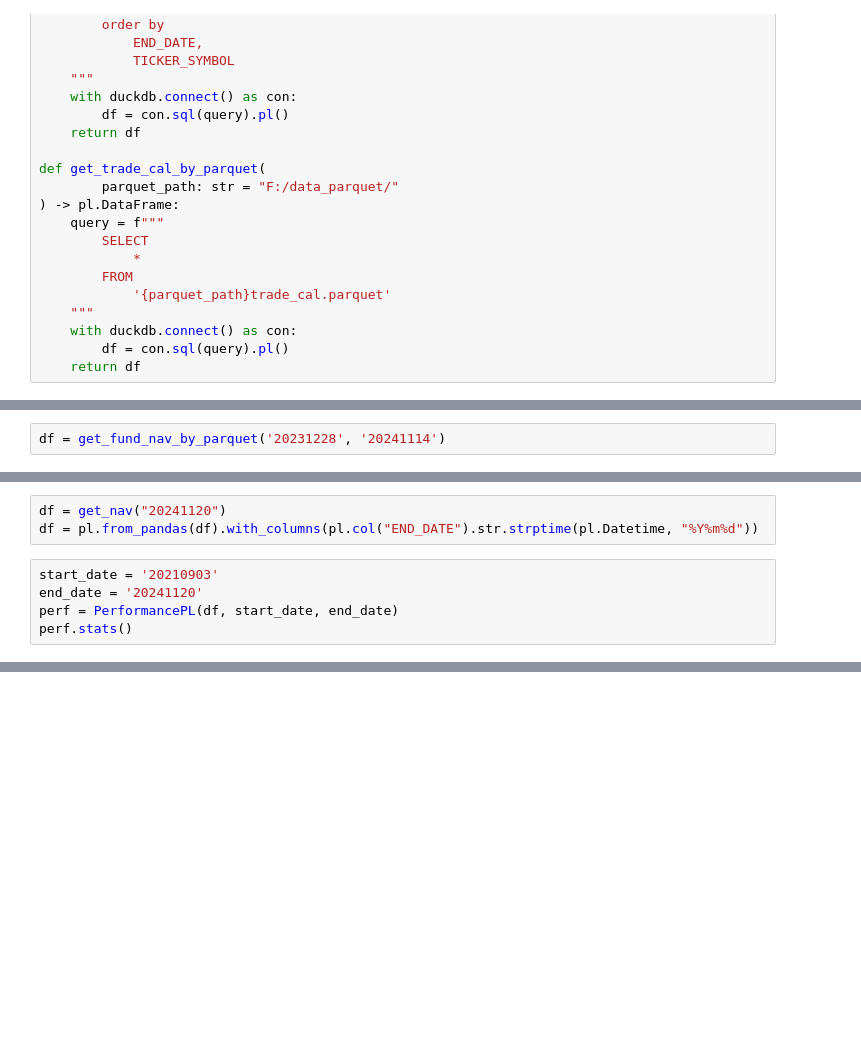
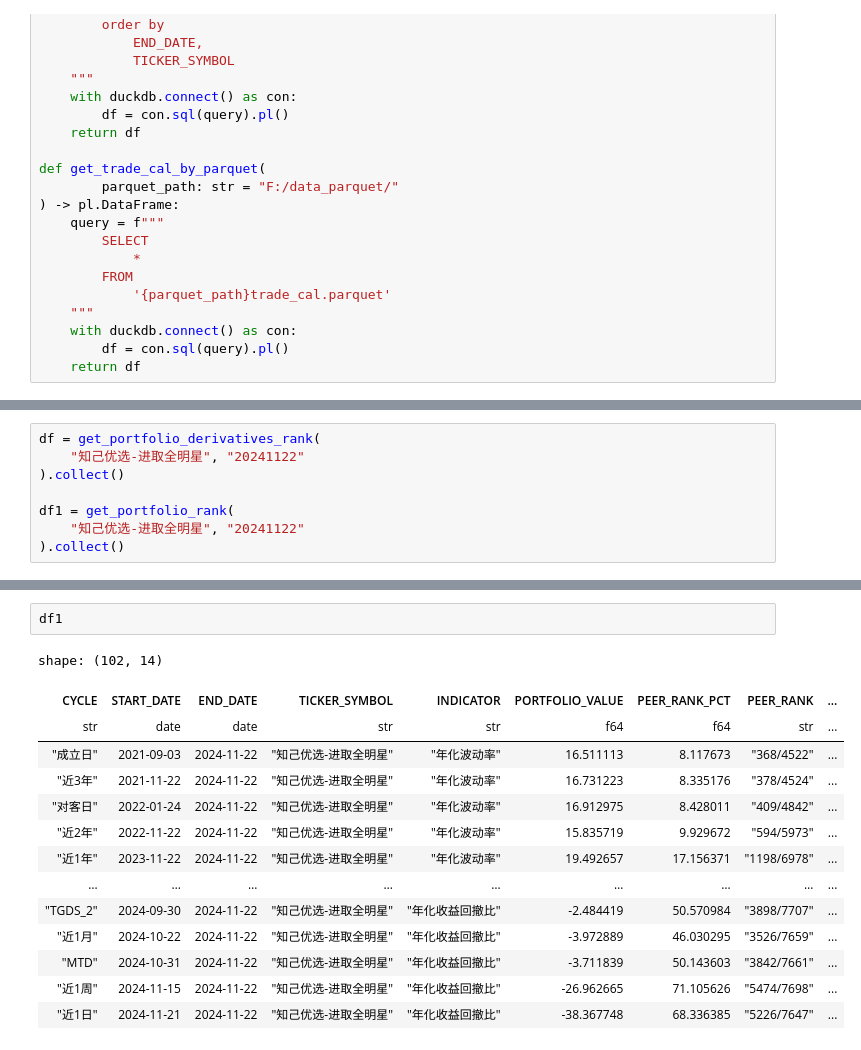
Before and after one commit to cheng66663420/FundResearch, a Jupyter notebook: jupyter/duckdb_test.ipynb, the cells around one changed output, grey strips where cells are left out. Drawn from its saved outputs; the diff is of its cells as text; blank space fills up the shorter version.

```diff
--- a/jupyter/duckdb_test.ipynb
+++ b/jupyter/duckdb_test.ipynb
@@ -582,2 +241,0 @@ def cal_period_perform(df:pl.DataFrame, start_date:str, end_date:str):
-# %%
-df = get_fund_nav_by_parquet('20231228', '20241114')
@@ -638,8 +241,0 @@ def get_nav(end_date):
-# %%
-df = get_nav("20241120")
-df = pl.from_pandas(df).with_columns(pl.col("END_DATE").str.strptime(pl.Datetime, "%Y%m%d"))
-# %%
-start_date = '20210903'
-end_date = '20241120'
-perf = PerformancePL(df, start_date, end_date)
-perf.stats()
@@ -651,0 +657,8 @@ shape: (2, 14)
+# %%
+df = get_portfolio_derivatives_rank(
+    "知己优选-进取全明星", "20241122"
+).collect()
+
+df1 = get_portfolio_rank(
+    "知己优选-进取全明星", "20241122"
+).collect()
@@ -651,0 +682,17 @@ shape: (2, 14)
+# %%
+df1
+# %% [output]
+shape: (102, 14)
+| CYCLE | START_DATE | END_DATE | TICKER_SYMBOL | INDICATOR | PORTFOLIO_VALUE | PEER_RANK_PCT | PEER_RANK | ... |
+| str | date | date | str | str | f64 | f64 | str | ... |
+| "成立日" | 2021-09-03 | 2024-11-22 | "知己优选-进取全明星" | "年化波动率" | 16.511113 | 8.117673 | "368/4522" | ... |
+| "近3年" | 2021-11-22 | 2024-11-22 | "知己优选-进取全明星" | "年化波动率" | 16.731223 | 8.335176 | "378/4524" | ... |
+| "对客日" | 2022-01-24 | 2024-11-22 | "知己优选-进取全明星" | "年化波动率" | 16.912975 | 8.428011 | "409/4842" | ... |
+| "近2年" | 2022-11-22 | 2024-11-22 | "知己优选-进取全明星" | "年化波动率" | 15.835719 | 9.929672 | "594/5973" | ... |
+| "近1年" | 2023-11-22 | 2024-11-22 | "知己优选-进取全明星" | "年化波动率" | 19.492657 | 17.156371 | "1198/6978" | ... |
+| … | … | … | … | … | … | … | … | ... |
+| "TGDS_2" | 2024-09-30 | 2024-11-22 | "知己优选-进取全明星" | "年化收益回撤比" | -2.484419 | 50.570984 | "3898/7707" | ... |
+| "近1月" | 2024-10-22 | 2024-11-22 | "知己优选-进取全明星" | "年化收益回撤比" | -3.972889 | 46.030295 | "3526/7659" | ... |
+| "MTD" | 2024-10-31 | 2024-11-22 | "知己优选-进取全明星" | "年化收益回撤比" | -3.711839 | 50.143603 | "3842/7661" | ... |
+| "近1周" | 2024-11-15 | 2024-11-22 | "知己优选-进取全明星" | "年化收益回撤比" | -26.962665 | 71.105626 | "5474/7698" | ... |
+| "近1日" | 2024-11-21 | 2024-11-22 | "知己优选-进取全明星" | "年化收益回撤比" | -38.367748 | 68.336385 | "5226/7647" | ... |
```
Also changed, not shown: parts of 18 cells of this notebook, 6 other files.
